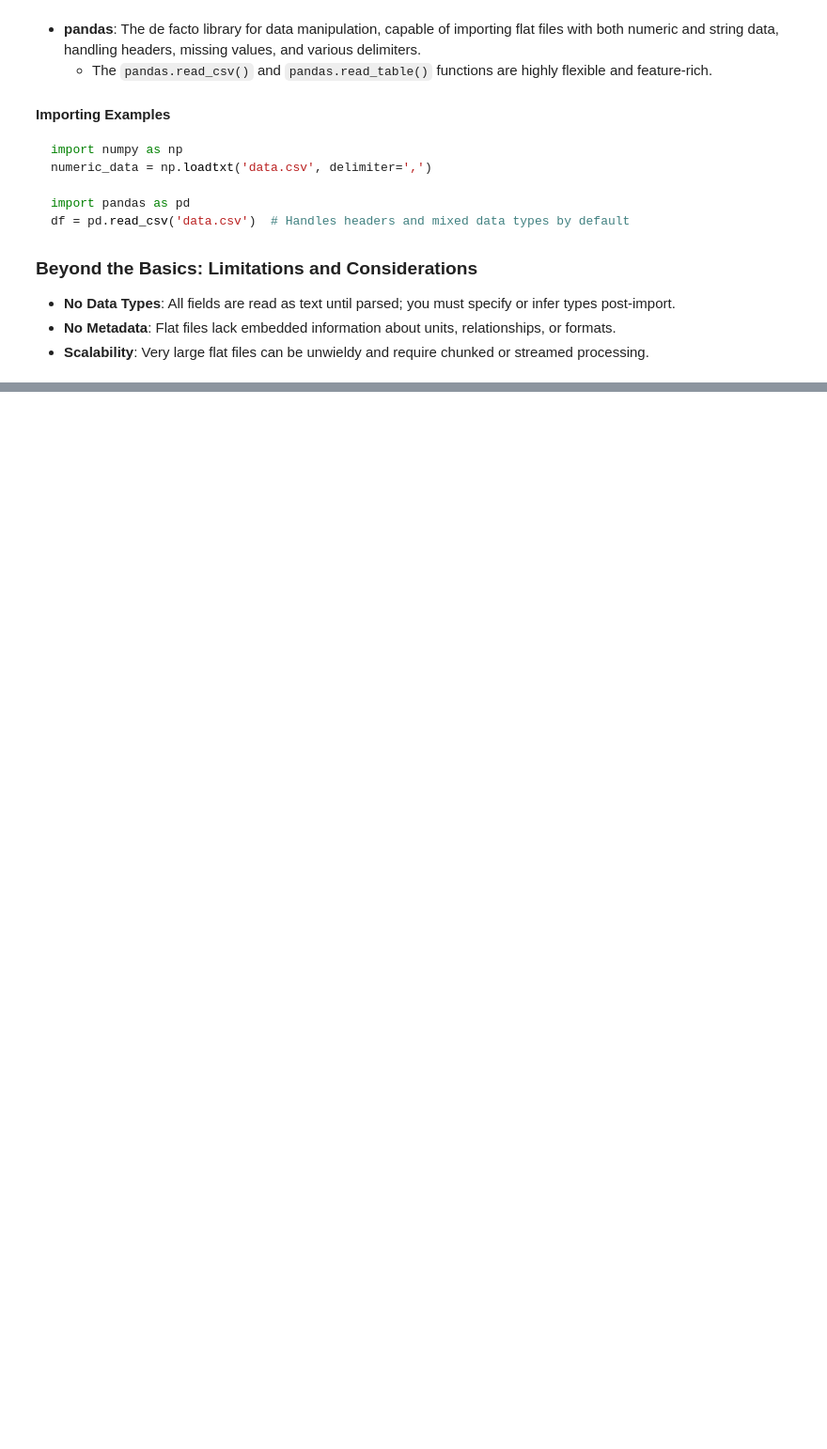
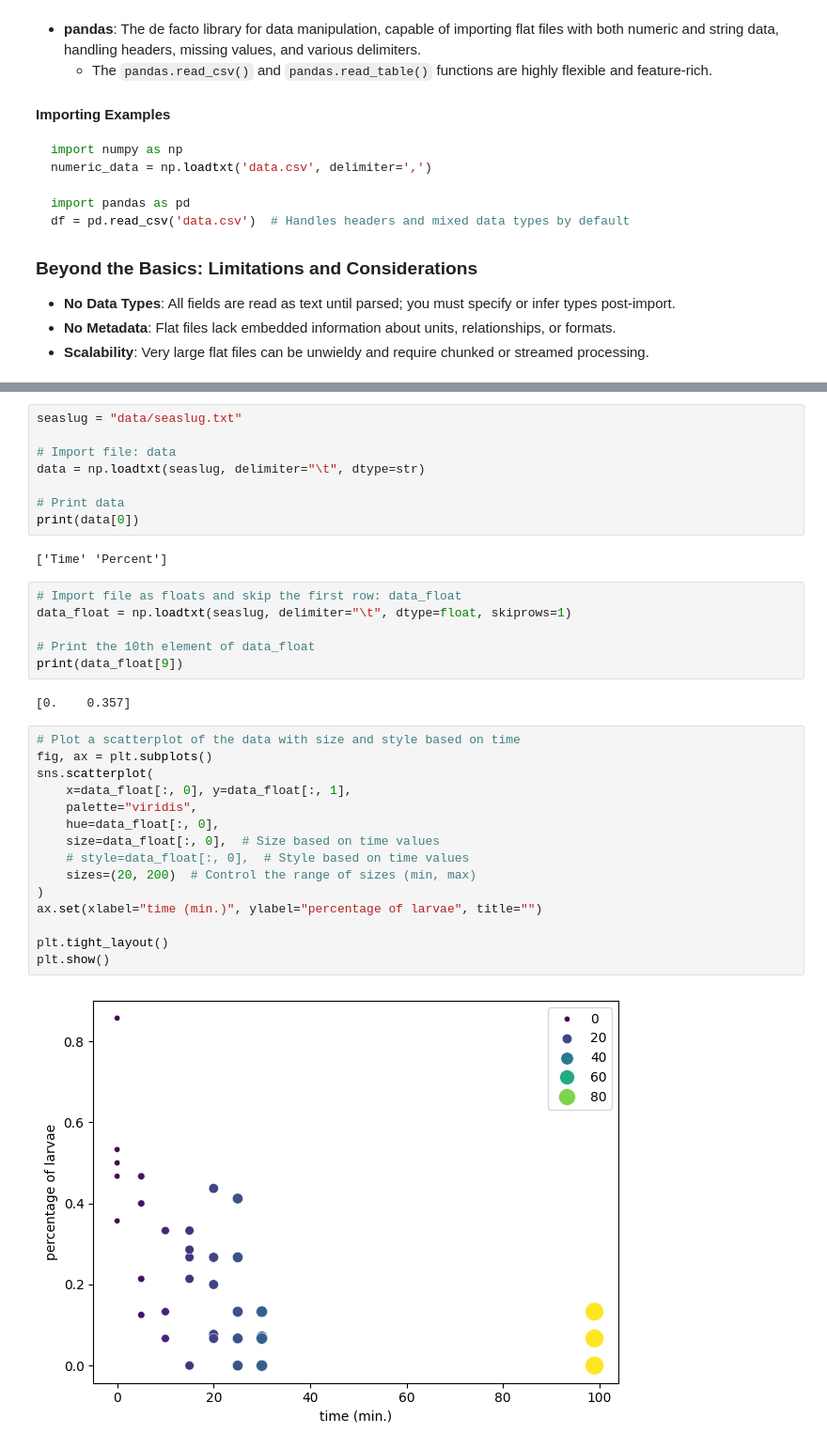
Before and after one commit to jhlopesalves/data-science-notebooks, a Jupyter notebook: Python/python_fundamentals/importing_data/importing_data.ipynb, the cells around one changed output, grey strips where cells are left out. Shown at 94% size. Drawn from its saved outputs; the diff is of its cells as text; blank space fills up the shorter version.

```diff
--- a/Python/python_fundamentals/importing_data/importing_data.ipynb
+++ b/Python/python_fundamentals/importing_data/importing_data.ipynb
@@ -210,0 +292,35 @@ df = pd.read_csv('data.csv')  # Handles headers and mixed data types by default
+# %%
+seaslug = "data/seaslug.txt"
+
+# Import file: data
+data = np.loadtxt(seaslug, delimiter="\t", dtype=str)
+
+# Print data
+print(data[0])
+# %% [output]
+['Time' 'Percent']
+# %%
+# Import file as floats and skip the first row: data_float
+data_float = np.loadtxt(seaslug, delimiter="\t", dtype=float, skiprows=1)
+
+# Print the 10th element of data_float
+print(data_float[9])
+# %% [output]
+[0.    0.357]
+# %%
+# Plot a scatterplot of the data with size and style based on time
+fig, ax = plt.subplots()
+sns.scatterplot(
+    x=data_float[:, 0], y=data_float[:, 1],
+    palette="viridis",
+    hue=data_float[:, 0],
+    size=data_float[:, 0],  # Size based on time values
+    # style=data_float[:, 0],  # Style based on time values
+    sizes=(20, 200)  # Control the range of sizes (min, max)
+)
+ax.set(xlabel="time (min.)", ylabel="percentage of larvae", title="")
+
+plt.tight_layout()
+plt.show()
+# %% [output]
+[figure, added]
```
Also changed, not shown: parts of 78 cells of this notebook, 11 other files.
